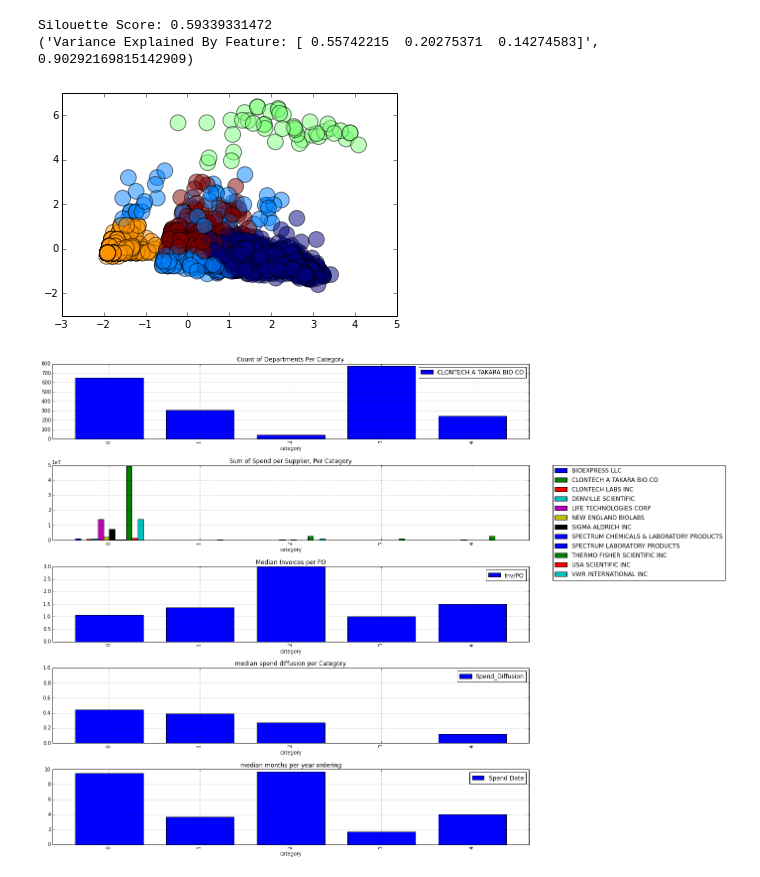
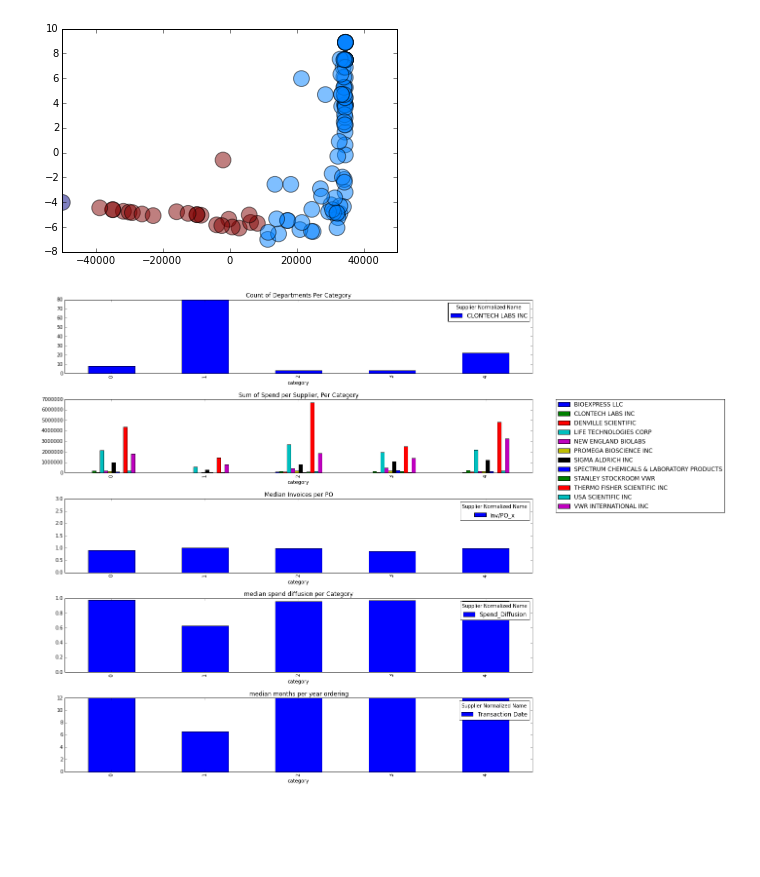
Before and after one commit to agcinsf/Department-Clustering, a Jupyter notebook: USF Clustering Example.ipynb, the cells around one changed output. Saved outputs shown, nothing was run; the diff lists cells and outputs as text; code cells hidden in the pictures; blank space fills up the shorter version.

Commit message:
merged try.ipynb with USF Clustering, incorporated work from BIDS

```diff
--- a/USF Clustering Example.ipynb
+++ b/USF Clustering Example.ipynb
@@ -106,7 +56,7 @@ PO_by_Inv['Inv/PO'].replace('inf',cutoff,True)
 PO_by_Inv = PO_by_Inv.drop(['# of Invoices','# of POs'],1)
 #Filter out the outliers and change them to a "cutoff"
 PO_by_Inv['Inv/PO'][PO_by_Inv['Inv/PO'] > cutoff] = cutoff
-Log_PO_by_Inv = pd.DataFrame(np.log(PO_by_Inv))
+
 
 #Create the supplier count feature
 Count_Supplier= DataFrame(pd.pivot_table(df_filtered, index=['Campus',Org_Level],values='Supplier Normalized Name',aggfunc=lambda x: len(x.unique())))
@@ -134,7 +84,6 @@ Department_Analysis = pd.merge(Spend_per_Supplier,PO_by_Inv,left_index=True, rig
 Department_Analysis = pd.merge(Department_Analysis,Count_Supplier,left_index=True, right_index=True,how='left')
 Department_Analysis = pd.merge(Department_Analysis,Spend_Diffusion,left_index=True, right_index=True,how='left').fillna(0)
 Department_Analysis = pd.merge(Department_Analysis,Count_Months,left_index=True, right_index=True,how='left').fillna(0)
-Department_Analysis = pd.merge(Department_Analysis,Log_PO_by_Inv,left_index=True, right_index=True,how='left').fillna(0)
 Department_Analysis = pd.merge(Department_Analysis,avg_monthly,left_index=True, right_index=True,how='left').fillna(0)
 
 #For some reason 1/Department_Analysis['Count of Suppliers'] didn't work so I created column of all 1
@@ -143,13 +92,13 @@ Department_Analysis['Optimal Diffusion']= Department_Analysis['one']-(Department
 Department_Analysis['% Opt-Actual']=(Department_Analysis['Optimal Diffusion']-Department_Analysis['Spend_Diffusion'])/Department_Analysis['Optimal Diffusion']
 Department_Analysis['% Opt-Actual']=Department_Analysis['% Opt-Actual'].fillna(0)
 Department_Analysis[Department_Analysis['Spend_Diffusion']== -np.inf] = 0
+Department_Analysis[Department_Analysis['% Opt-Actual']== -np.inf] = 0
 
 del Department_Analysis['one']
 del Department_Analysis['Optimal Diffusion']
 
 #Calculate the number of non-Supplier Spend dimensions
 NonSupplier_Features = len(Department_Analysis.columns) - N_Suppliers
-
 
 #Create a scatterplot matrix to analyze the features
 scatter_matrix(Department_Analysis.ix[:,-NonSupplier_Features:], alpha=0.2, figsize=(14, 12))
@@ -208,49 +180,39 @@ pd.DataFrame(ClusterDistance(Department_Analysis.ix[:,-4:],2,100)).plot(kind='li
 # %%
-#Reduce dimensionality down to 2 axes
-
+from sklearn.cluster import KMeans
+%matplotlib inline
 
 #Drop the category column if it exists
 for col in Department_Analysis.columns:
     if col is 'category':
         Department_Analysis = Department_Analysis.drop(col,1)
 
 
 #Use PCA to reduce dimensionality to 2 to check the variance explained and inspect the clusters
 pca = PCA(n_components=3).fit_transform(Department_Analysis.ix[:,-NonSupplier_Features:])
 pcaT = PCA(n_components=3).fit(Department_Analysis.ix[:,-NonSupplier_Features:])
 
 
-#Run the heirarchical clustering
-ward = Ward(n_clusters=5)
-Department_Analysis['category'] = ward.fit_predict(Department_Analysis.ix[:,-NonSupplier_Features:])
-
-#Run the Silouette Score to test the quality of the clusters
-from sklearn.metrics import pairwise_distances
-from sklearn import metrics
-
-
-print('\nSilouette Score: %s' % metrics.silhouette_score(Department_Analysis.ix[:,-NonSupplier_Features:].values, Department_Analysis['category'].values, metric='euclidean'))
-print('Variance Explained By Feature: %s' % pcaT.explained_variance_ratio_, sum(pcaT.explained_variance_ratio_))
-
+#Run KMeans clustering
+kmeans = KMeans(n_clusters=5)
+Department_Analysis['category'] = kmeans.fit_predict(Department_Analysis.ix[:,-NonSupplier_Features:])
 
 #Run PCA and chart the two leading Components to see what the clusters look like in 2D space
 sc = plt.scatter(pca[:,0],pca[:,1], s=250, c=Department_Analysis.category, alpha=0.5, edgecolors='black')
+plt.xlim(-50000,50000)
 plt.legend()
 plt.show()
 
 #Group the data by supplier and plot it to see the spend per supplier/per cluster.
 fig, axes = plt.subplots(nrows=5, ncols=1,figsize=(14, 14))
 fig.tight_layout()
 fig.subplots_adjust(hspace=.35)
 ax1 = Department_Analysis.groupby('category').count()[[1]].plot(kind='bar',ax=axes[0], title='Count of Departments Per Category', label=None)
 ax2 = Department_Analysis.groupby('category').sum()[[x for x in Department_Analysis.columns[0:N_Suppliers]]].plot(kind='bar',ax=axes[1], title='Sum of Spend per Supplier, Per Category').legend(bbox_to_anchor=(1.05, 1), loc=2, borderaxespad=0)
-ax3 = Department_Analysis.groupby('category').median()[['Inv/PO']].plot(kind='bar',ax=axes[2], title='Median Invoices per PO')
+ax3 = Department_Analysis.groupby('category').median()[['Inv/PO_x']].plot(kind='bar',ax=axes[2], title='Median Invoices per PO')
 ax3.set_ylim(0,3)
 ax4 = Department_Analysis.groupby('category').median()[['Spend_Diffusion']].plot(kind='bar',ax=axes[3], title='median spend diffusion per Category')
 ax4.set_ylim(0,1)
-ax5 = Department_Analysis.groupby('category').mean()[['Spend Date']].plot(kind='bar',ax=axes[4], title='median months per year ordering')
+ax5 = Department_Analysis.groupby('category').mean()[['Transaction Date']].plot(kind='bar',ax=axes[4], title='median months per year ordering')
 # %% [output]
-Silouette Score: 0.59339331472
-('Variance Explained By Feature: [ 0.55742215  0.20275371  0.14274583]', 0.90292169815142909)
-[figure, old version]
+[figure, new version]
-[figure, old version]
+[figure, new version]
```
Also changed, not shown: parts of 19 cells of this notebook.
